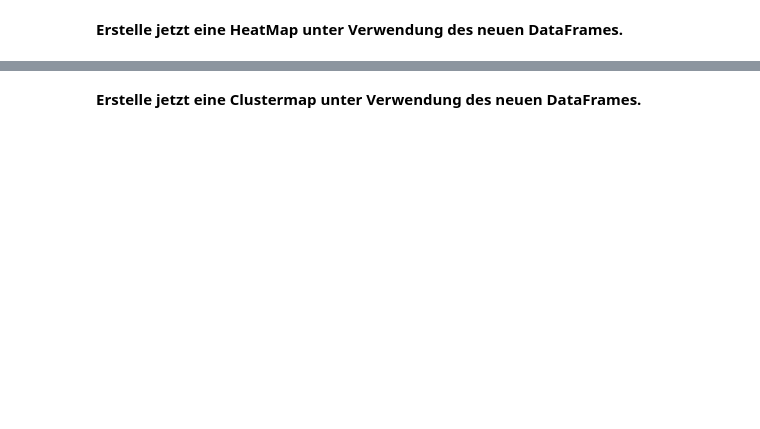
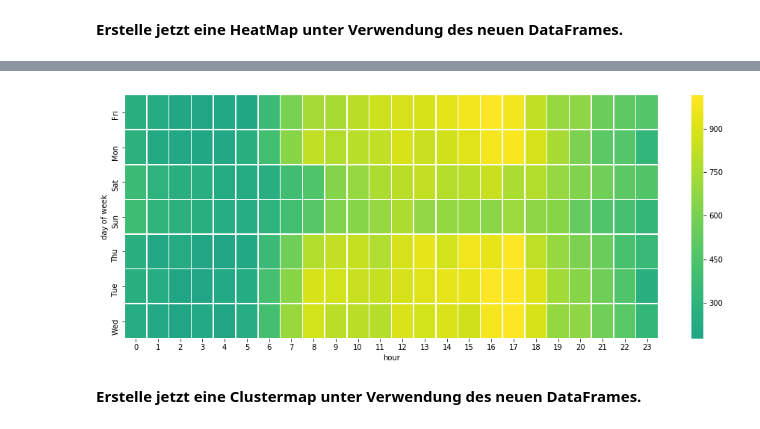
Before and after one commit to TobiasWulf/Python-DataScience-MachineLearning-Master, a Jupyter notebook: 4-Daten Meilenstein Projekte/1-911 Anrufe Projekt - Aufgabe.ipynb, the cells around one changed output, grey strips where cells are left out. Saved outputs shown, nothing was run; the diff lists cells and outputs as text; code cells hidden in the pictures; blank space fills up the shorter version.

```diff
--- a/4-Daten Meilenstein Projekte/1-911 Anrufe Projekt - Aufgabe.ipynb
+++ b/4-Daten Meilenstein Projekte/1-911 Anrufe Projekt - Aufgabe.ipynb
@@ -267,0 +262,3 @@ Falls du hier nicht weiter kommst schaue in die Lösung.
+# %%
+hourByDay = c911[['hour', 'day of week', 'twp']].groupby(['hour', 'day of week']).count()['twp'].unstack('hour')
+hourByDay
@@ -274,2 +278,7 @@ Falls du hier nicht weiter kommst schaue in die Lösung.
+# %%
+plt.figure(figsize=(16,6))
+fig = sns.heatmap(data=hourByDay, center=0, linewidths=.5, robust=True, cmap='viridis')
+# %% [output]
+[figure, added]
 # %% [markdown]
 **Erstelle jetzt eine Clustermap unter Verwendung des neuen DataFrames.**
```
Also changed, not shown: parts of 13 cells of this notebook, 2 other files.
